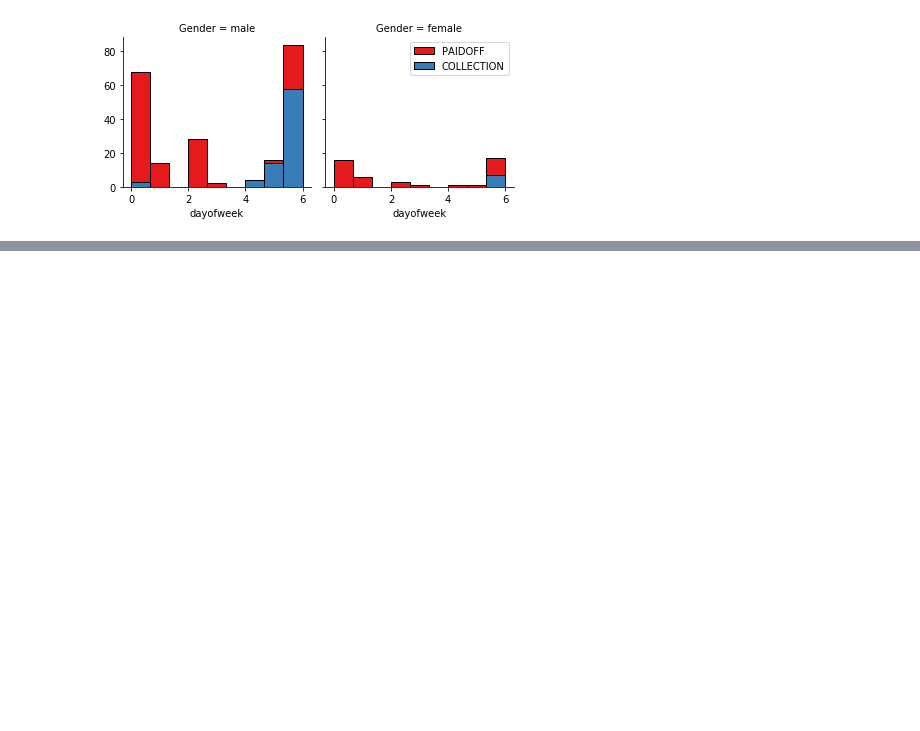
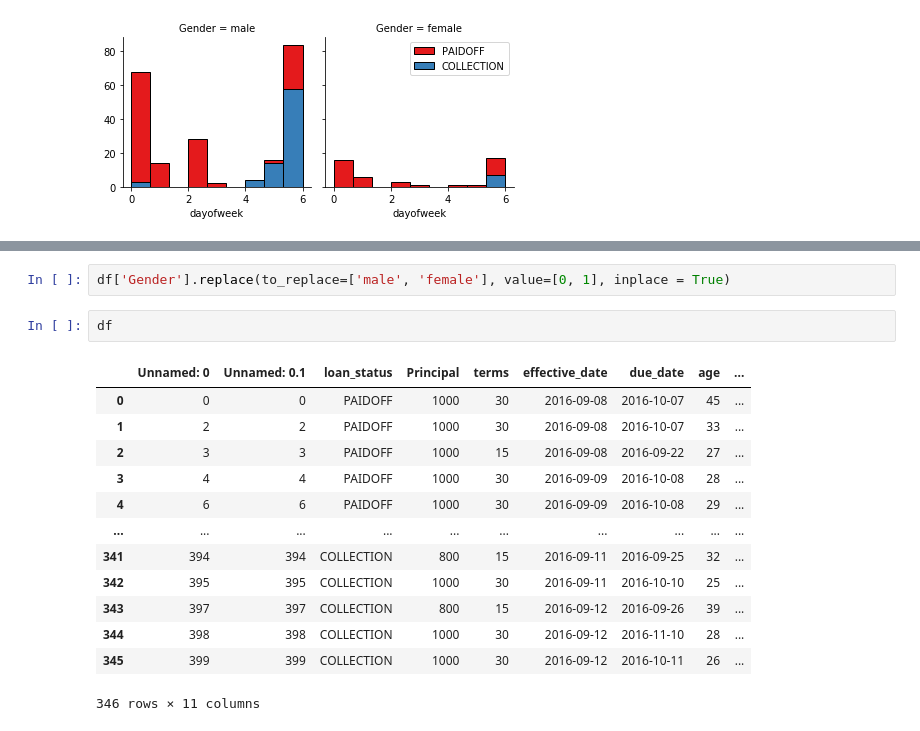
Before and after one commit to vishal7313/data-science, a Jupyter notebook: ibm/loan_prediction.ipynb, the cells around one changed output, grey strips where cells are left out. Saved outputs shown, nothing was run; the diff lists cells and outputs as text; blank space fills up the shorter version.

Commit message:
normalization and changing the table in numerical data

```diff
--- a/ibm/loan_prediction.ipynb
+++ b/ibm/loan_prediction.ipynb
@@ -143,0 +157,18 @@ plt.show()
+# %%
+df['Gender'].replace(to_replace=['male', 'female'], value=[0, 1], inplace = True)
+# %%
+df
+# %% [output]
+|  | Unnamed: 0 | Unnamed: 0.1 | loan_status | Principal | terms | effective_date | due_date | age | ... |
+| 0 | 0 | 0 | PAIDOFF | 1000 | 30 | 2016-09-08 | 2016-10-07 | 45 | ... |
+| 1 | 2 | 2 | PAIDOFF | 1000 | 30 | 2016-09-08 | 2016-10-07 | 33 | ... |
+| 2 | 3 | 3 | PAIDOFF | 1000 | 15 | 2016-09-08 | 2016-09-22 | 27 | ... |
+| 3 | 4 | 4 | PAIDOFF | 1000 | 30 | 2016-09-09 | 2016-10-08 | 28 | ... |
+| 4 | 6 | 6 | PAIDOFF | 1000 | 30 | 2016-09-09 | 2016-10-08 | 29 | ... |
+| ... | ... | ... | ... | ... | ... | ... | ... | ... | ... |
+| 341 | 394 | 394 | COLLECTION | 800 | 15 | 2016-09-11 | 2016-09-25 | 32 | ... |
+| 342 | 395 | 395 | COLLECTION | 1000 | 30 | 2016-09-11 | 2016-10-10 | 25 | ... |
+| 343 | 397 | 397 | COLLECTION | 800 | 15 | 2016-09-12 | 2016-09-26 | 39 | ... |
+| 344 | 398 | 398 | COLLECTION | 1000 | 30 | 2016-09-12 | 2016-11-10 | 28 | ... |
+| 345 | 399 | 399 | COLLECTION | 1000 | 30 | 2016-09-12 | 2016-10-11 | 26 | ... |
+346 rows × 11 columns
```
Also changed, not shown: parts of 11 cells of this notebook.
